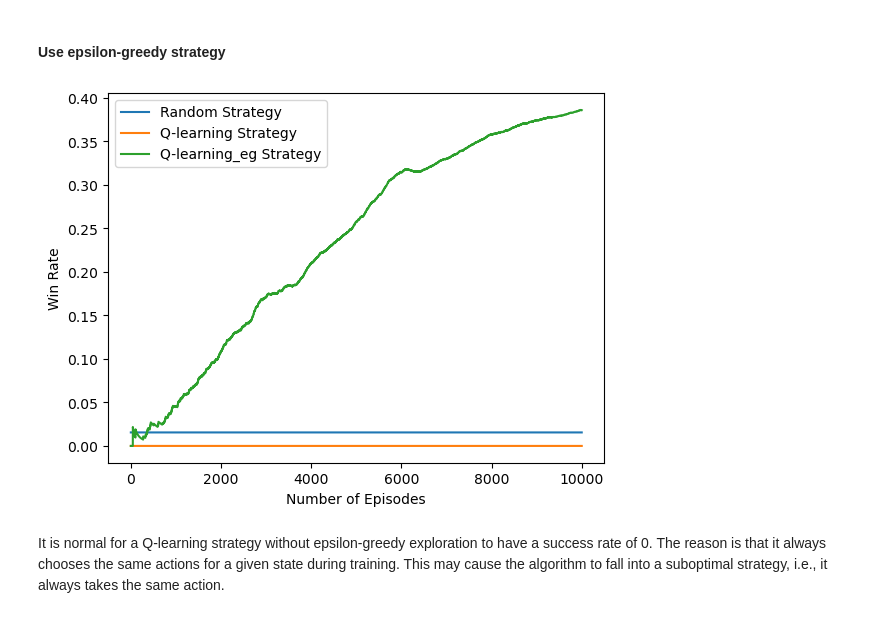
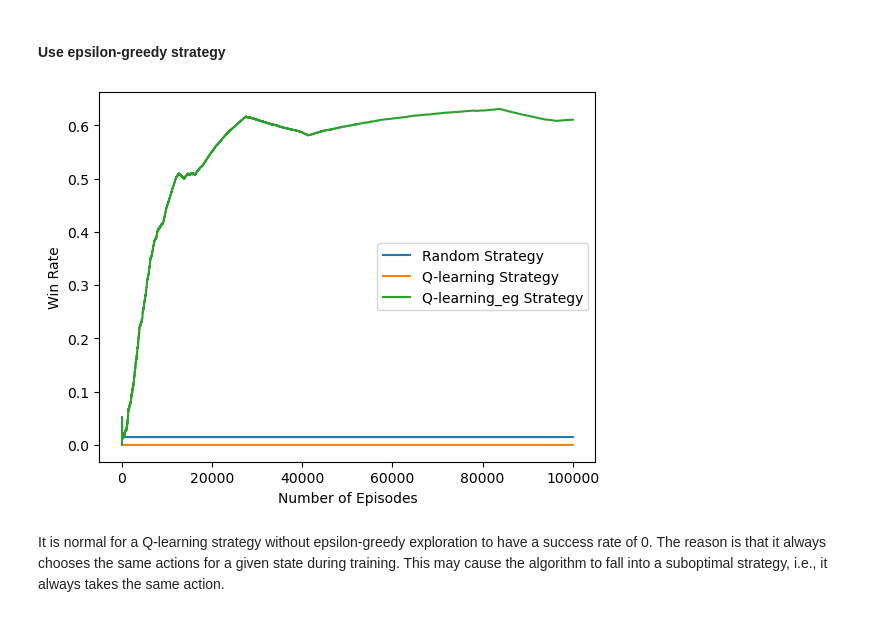
Before and after one commit to chloe-caville/APST2_Projet, a Jupyter notebook: Projet_1/FrozenLake_qlearning.ipynb, the cells around one changed output. Cells and saved outputs as stored; diff of their text form; code cells hidden in the pictures.

```diff
--- a/Projet_1/FrozenLake_qlearning.ipynb
+++ b/Projet_1/FrozenLake_qlearning.ipynb
@@ -235,26 +159,26 @@ def q_learning_eg(n_episode, alpha, gamma, decay=None):
         env.close()
         win_rates.append(num_wins / (i+1))  # calculate the win rate for this episode
     return win_rates
-# %%
-n_episode = 10000
-alpha = 0.1
-gamma = 0.9
-decay = 0.001
-
-env = gym.make("FrozenLake-v1", is_slippery=False)
-random_win_rate = random_policy(env)
-q_win_rates_1 = q_learning(n_episode, alpha, gamma)
-q_win_rates_2 = q_learning_eg(n_episode, alpha, gamma, decay)
-
-plt.plot(range(n_episode), [random_win_rate]*n_episode, label='Random Strategy')
-plt.plot(range(n_episode), q_win_rates_1, label='Q-learning Strategy')
-plt.plot(range(n_episode), q_win_rates_2, label='Q-learning_eg Strategy')
-plt.xlabel('Number of Episodes')
-plt.ylabel('Win Rate')
-plt.legend()
-plt.show()
-# %% [output]
-[figure, removed]
+# %%
+n_episode = 100000
+alpha = 0.1
+gamma = 0.9
+decay = 0.001
+
+env = gym.make("FrozenLake-v1", is_slippery=False)
+random_win_rate = random_policy(env)
+q_win_rates_1 = q_learning(n_episode, alpha, gamma)
+q_win_rates_2 = q_learning_eg(n_episode, alpha, gamma, decay)
+
+plt.plot(range(n_episode), [random_win_rate]*n_episode, label='Random Strategy')
+plt.plot(range(n_episode), q_win_rates_1, label='Q-learning Strategy')
+plt.plot(range(n_episode), q_win_rates_2, label='Q-learning_eg Strategy')
+plt.xlabel('Number of Episodes')
+plt.ylabel('Win Rate')
+plt.legend()
+plt.show()
+# %% [output]
+[figure, added]
 # %% [markdown]
 It is normal for a Q-learning strategy without epsilon-greedy exploration to have a success rate of 0. The reason is that it always chooses the same actions for a given state during training. This may cause the algorithm to fall into a suboptimal strategy, i.e., it always takes the same action.
 # %% [markdown]
```
Also changed, not shown: parts of 4 cells of this notebook.
